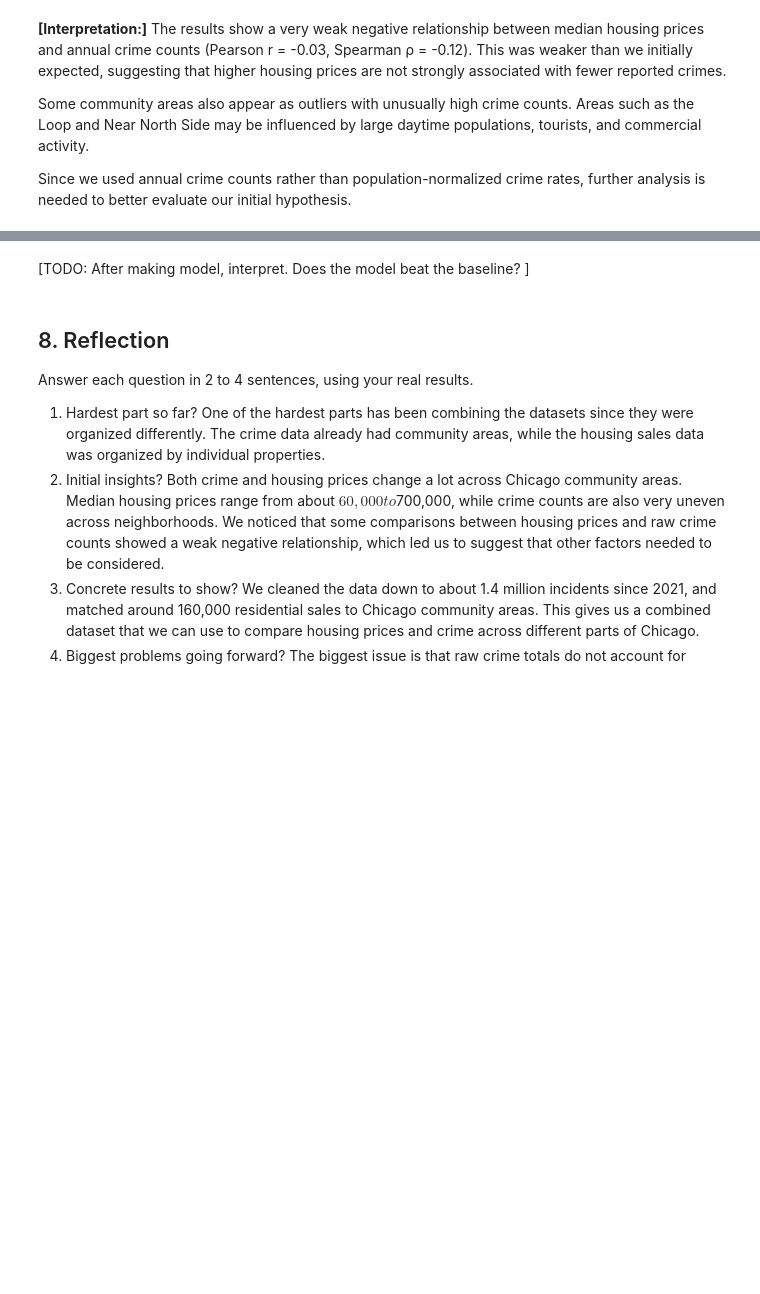
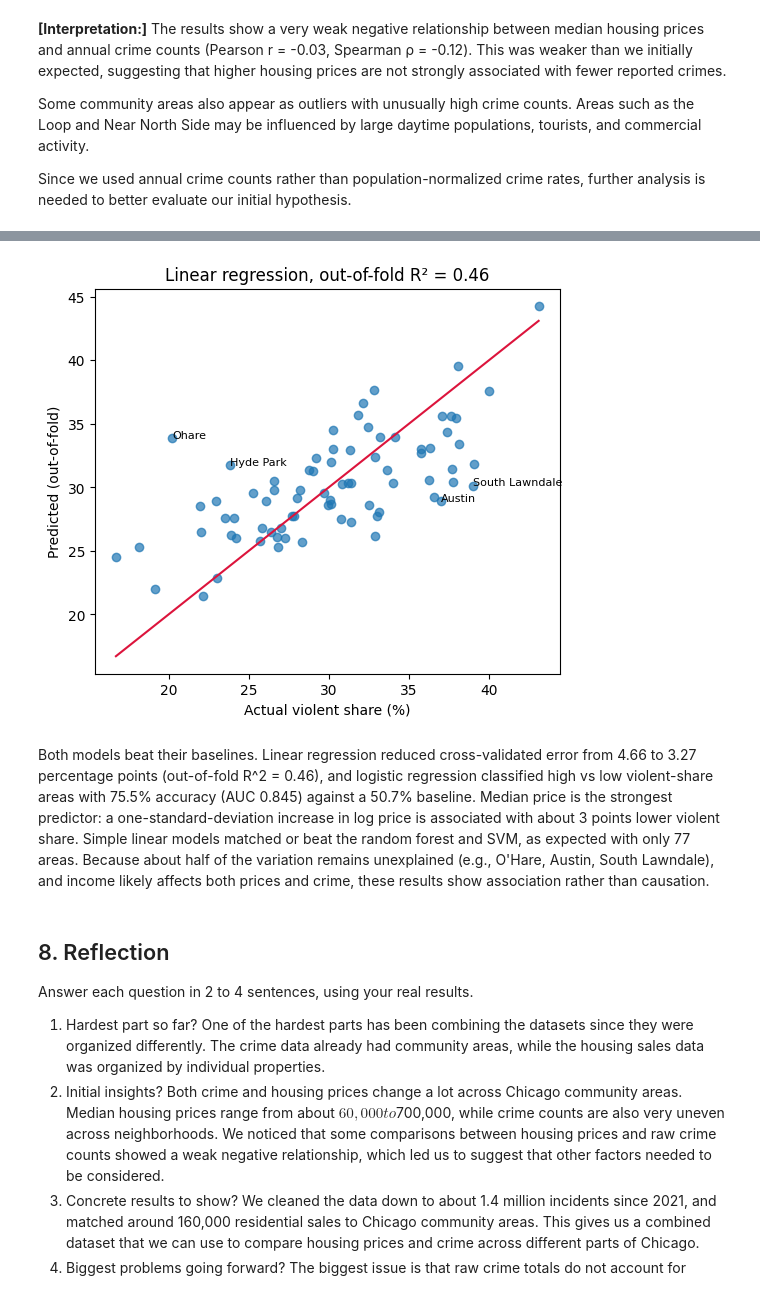
Before and after one commit to VeritasiumS/Housing_Crime, a Jupyter notebook: ProgressReport.ipynb, the cells around one changed output, grey strips where cells are left out. Cells and saved outputs as stored; diff of their text form; code cells hidden in the pictures; blank space fills up the shorter version.

```diff
--- a/ProgressReport.ipynb
+++ b/ProgressReport.ipynb
@@ -352,0 +362,10 @@ Since we used annual crime counts rather than population-normalized crime rates,
+# %%
+ml = table.copy()
+ml["log_median"] = np.log(ml["median_price"])
+ml["price_spread"] = np.log(ml["p75_price"]) - np.log(ml["p25_price"])
+ml["log_n_sales"] = np.log(ml["n_sales"])
+features = ["log_median", "price_spread", "log_n_sales"]
+X = ml[features].values
+y = ml["violent_share"].values * 100
+
+ml[features + ["violent_share"]].corr().round(2)
@@ -353,5 +433,18 @@ Since we used annual crime counts rather than population-normalized crime rates,
+# %%
+pred = cross_val_predict(make_pipeline(StandardScaler(), LinearRegression()), X, y,
+                         cv=KFold(5, shuffle=True, random_state=1))
+fig, ax = plt.subplots(figsize=(6, 5))
+ax.scatter(y, pred, alpha=.7)
+ax.plot([y.min(), y.max()], [y.min(), y.max()], color="crimson")
+for i in np.argsort(np.abs(y - pred))[-4:]:
+    ax.annotate(ml["name"].iloc[i].title(), (y[i], pred[i]), fontsize=8)
+ax.set_xlabel("Actual violent share (%)"); ax.set_ylabel("Predicted (out-of-fold)")
+ax.set_title(f"Linear regression, out-of-fold R² = {r2_score(y, pred):.2f}")
+plt.show()
+# %% [output]
+[figure, added]
 # %% [markdown]
-[TODO: After making model, interpret. Does the model beat the baseline? ]
+Both models beat their baselines. Linear regression reduced cross-validated error from 4.66 to 3.27 percentage points (out-of-fold R^2 = 0.46), and logistic regression classified high vs low violent-share areas with 75.5% accuracy (AUC 0.845) against a 50.7% baseline. Median price is the strongest predictor: a one-standard-deviation increase in log price is associated with about 3 points lower violent share. Simple linear models matched or beat the random forest and SVM, as expected with only 77 areas. Because about half of the variation remains unexplained (e.g., O'Hare, Austin, South Lawndale), and income likely affects both prices and crime, these results show association rather than causation.
 # %% [markdown]
 ## 8. Reflection
 Answer each question in 2 to 4 sentences, using your real results.
```
Also changed, not shown: parts of 12 cells of this notebook.
